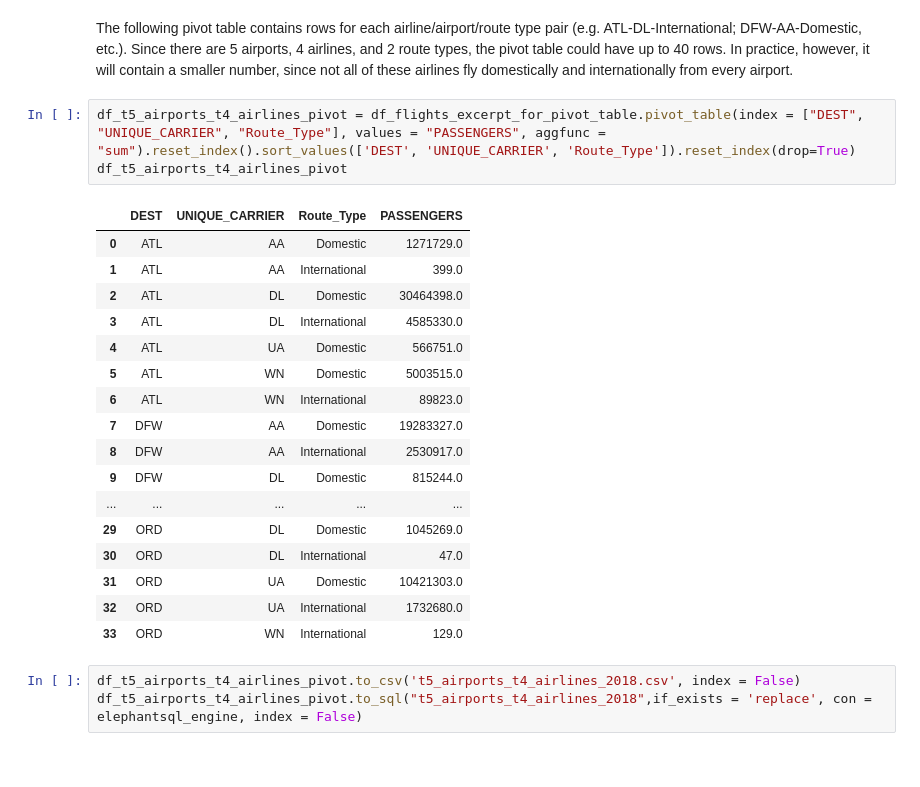
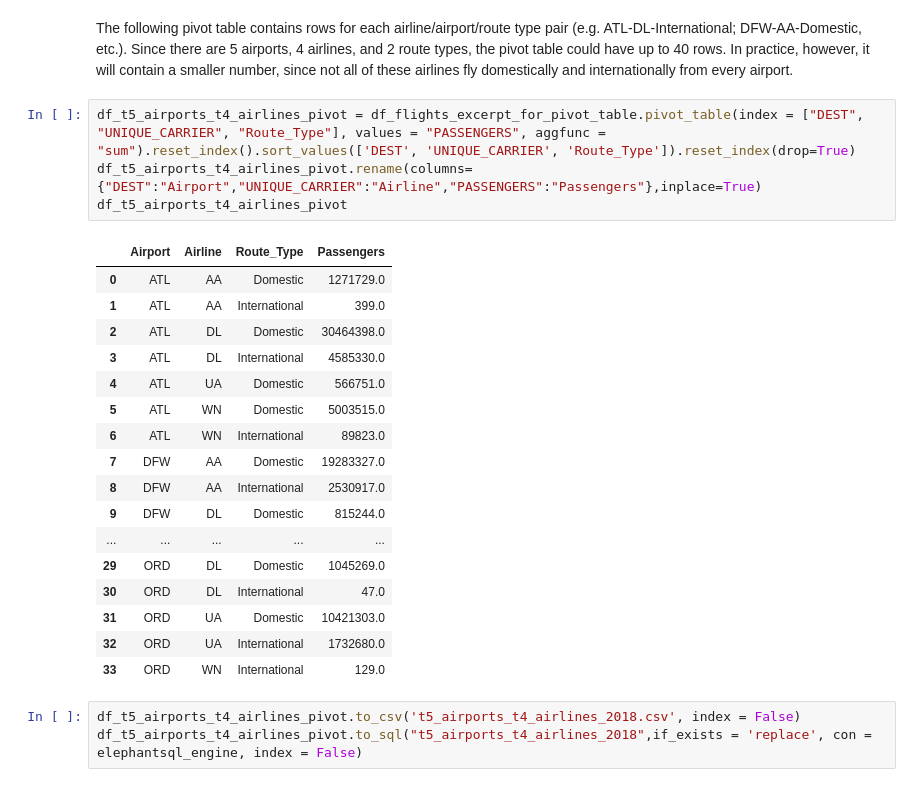
Before and after one commit to kburchfiel/kburchfiel-dash-plotly-demo, a Jupyter notebook: elephantsql_database_builder.ipynb, the cells around one changed output. Drawn from its saved outputs; the diff is of its cells as text.

```diff
--- a/elephantsql_database_builder.ipynb
+++ b/elephantsql_database_builder.ipynb
@@ -457,9 +460,10 @@ df_flights_excerpt_for_pivot_table
 The following pivot table contains rows for each airline/airport/route type pair (e.g. ATL-DL-International; DFW-AA-Domestic, etc.). Since there are 5 airports, 4 airlines, and 2 route types, the pivot table could have up to 40 rows. In practice, however, it will contain a smaller number, since not all of these airlines fly domestically and internationally from every airport.
 # %%
 df_t5_airports_t4_airlines_pivot = df_flights_excerpt_for_pivot_table.pivot_table(index = ["DEST", "UNIQUE_CARRIER", "Route_Type"], values = "PASSENGERS", aggfunc = "sum").reset_index().sort_values(['DEST', 'UNIQUE_CARRIER', 'Route_Type']).reset_index(drop=True)
+df_t5_airports_t4_airlines_pivot.rename(columns={"DEST":"Airport","UNIQUE_CARRIER":"Airline","PASSENGERS":"Passengers"},inplace=True)
 df_t5_airports_t4_airlines_pivot
 # %% [output]
-|  | DEST | UNIQUE_CARRIER | Route_Type | PASSENGERS |
+|  | Airport | Airline | Route_Type | Passengers |
 | 0 | ATL | AA | Domestic | 1271729.0 |
 | 1 | ATL | AA | International | 399.0 |
 | 2 | ATL | DL | Domestic | 30464398.0 |
```
Also changed, not shown: parts of 8 cells of this notebook, 7 other files.
